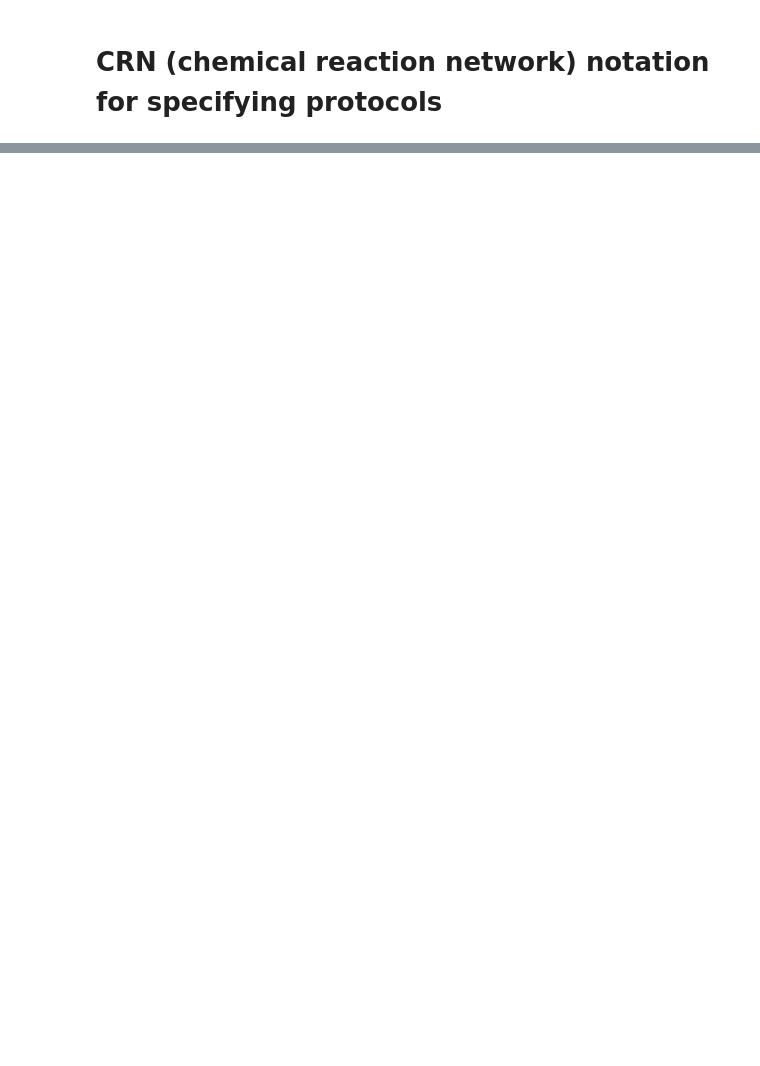
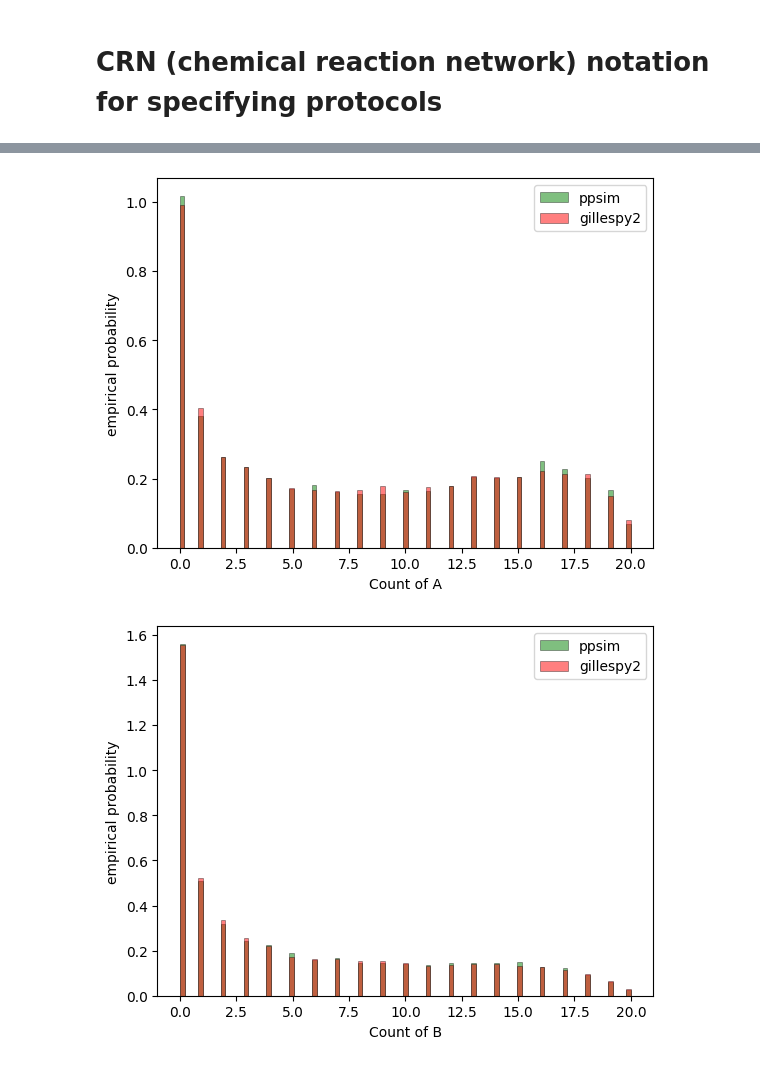
Before and after one commit to UC-Davis-molecular-computing/ppsim, a Jupyter notebook: examples/crn.ipynb, the cells around one changed output, grey strips where cells are left out. Cells and saved outputs as stored; diff of their text form; code cells hidden in the pictures; blank space fills up the shorter version.

```diff
--- a/examples/crn.ipynb
+++ b/examples/crn.ipynb
@@ -35,0 +91,23 @@ plt.ylim(0, n)
+# %%
+n = 20
+p = 0.5
+init_config = {a: p * n, b: (1-p)*n}
+trials = 10000
+end_time = 5
+sim = pp.Simulation(init_config, approx_majority)
+df = sim.sample_future_configuration(end_time, num_samples = trials)
+
+model = ApproximateMajority(n)
+model.timespan(np.linspace(0,end_time,2))
+results = model.run(number_of_trajectories = trials)
+# %%
+for state in ['A', 'B', 'U']:
+    plt.hist(df[state], bins = np.linspace(0, n, 100), alpha = 0.5, label='ppsim', density=True, edgecolor = 'k', linewidth=0.5, color='g')
+    plt.hist([result[state][1] for result in results], bins = np.linspace(0, n, 100), alpha = 0.5, label='gillespy2', density=True, color='r', edgecolor = 'k', linewidth=0.5)
+    plt.legend()
+    plt.xlabel(f'Count of {state}')
+    plt.ylabel('empirical probability')
+    plt.show()
+# %% [output]
+[figure, added]
+[figure, added]
```
Also changed, not shown: parts of 12 cells of this notebook, 2 other files.
